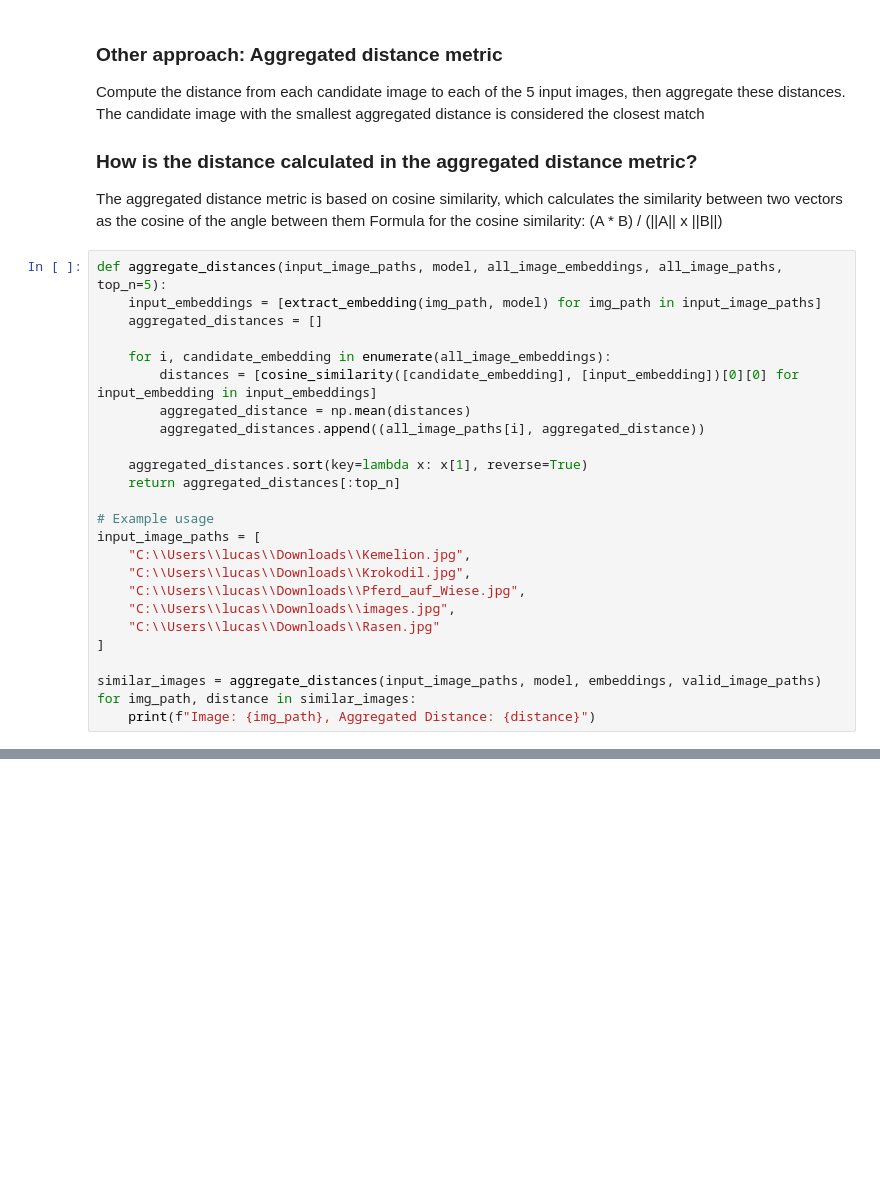
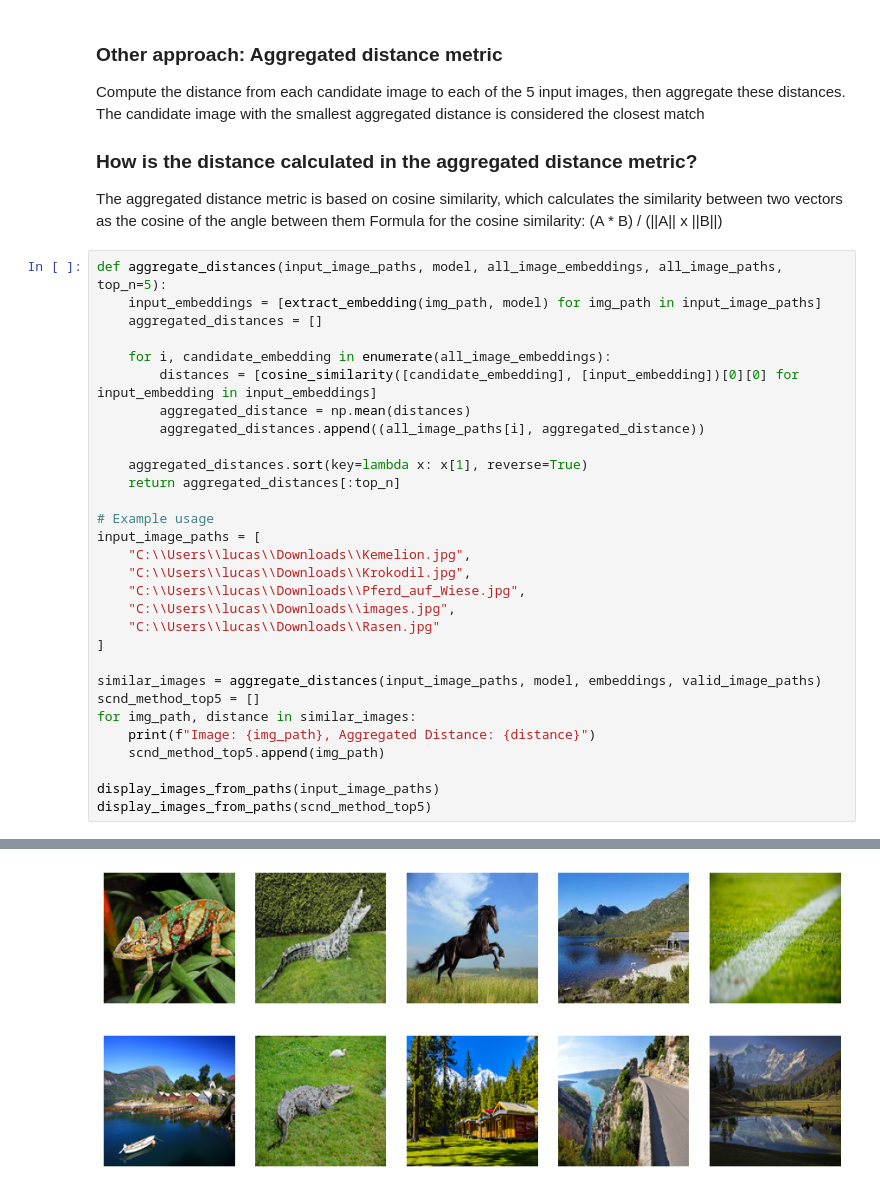
Before and after one commit to lucasthierry17/FindPicture, a Jupyter notebook: embedding_resnet.ipynb, the cells around one changed output, grey strips where cells are left out. Cells and saved outputs as stored; diff of their text form; blank space fills up the shorter version.

```diff
--- a/embedding_resnet.ipynb
+++ b/embedding_resnet.ipynb
@@ -317,6 +336,11 @@ input_image_paths = [
 ]
 
 similar_images = aggregate_distances(input_image_paths, model, embeddings, valid_image_paths)
+scnd_method_top5 = []
 for img_path, distance in similar_images:
     print(f"Image: {img_path}, Aggregated Distance: {distance}")
+    scnd_method_top5.append(img_path)
+
+display_images_from_paths(input_image_paths)
+display_images_from_paths(scnd_method_top5)
 # %% [output]
@@ -328,5 +352,7 @@ for img_path, distance in similar_images:
 Image: C:\Users\lucas\OneDrive - Hochschule Düsseldorf\Uni_Drive\DIV2k\DIV2K_valid_HR\DIV2K_valid_HR\0808.png, Aggregated Distance: 0.43927082419395447
 Image: C:\Users\lucas\OneDrive - Hochschule Düsseldorf\Uni_Drive\DIV2k\DIV2K_train_HR\DIV2K_train_HR\0054.png, Aggregated Distance: 0.4371415972709656
 Image: C:\Users\lucas\OneDrive - Hochschule Düsseldorf\Uni_Drive\DIV2k\DIV2K_train_HR\DIV2K_train_HR\0218.png, Aggregated Distance: 0.4256919324398041
 Image: C:\Users\lucas\OneDrive - Hochschule Düsseldorf\Uni_Drive\DIV2k\DIV2K_train_HR\DIV2K_train_HR\0426.png, Aggregated Distance: 0.41811156272888184
 Image: C:\Users\lucas\OneDrive - Hochschule Düsseldorf\Uni_Drive\DIV2k\DIV2K_train_HR\DIV2K_train_HR\0002.png, Aggregated Distance: 0.4162138104438782
+[figure, added]
+[figure, added]
```
Also changed, not shown: parts of 4 cells of this notebook, 1 other file.
